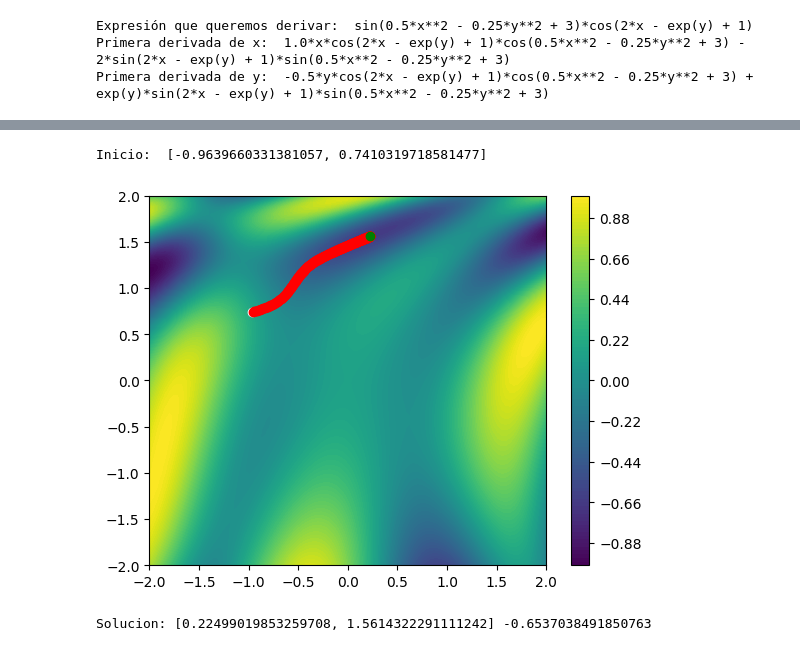
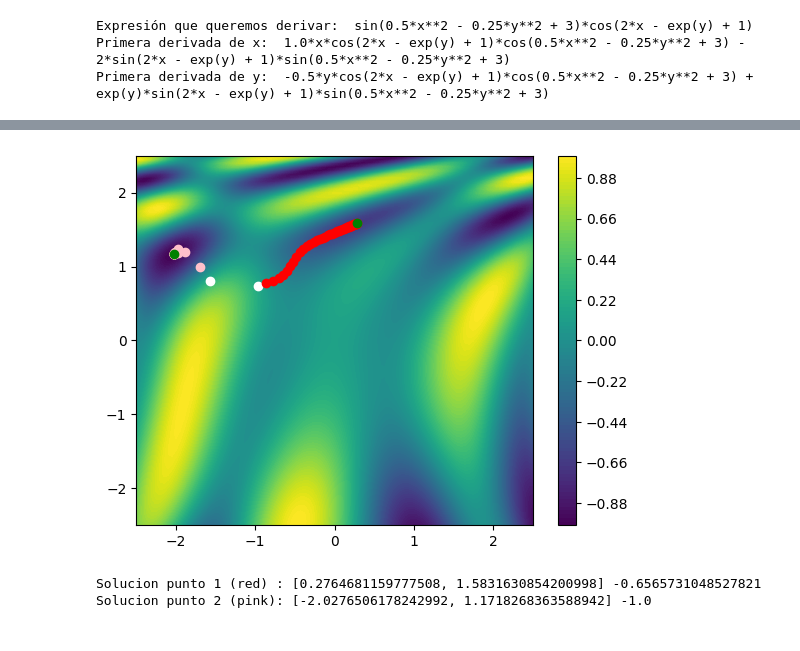
Before and after one commit to ManelGH1167/MasterIA, a Jupyter notebook: Algoritmos_ManelGonzalezHuete_AG2.ipynb, the cells around one changed output, grey strips where cells are left out. Drawn from its saved outputs; the diff is of its cells as text; code cells hidden in the pictures.

Commit message:
Creado con Colab - Generación final con 2 puntos

```diff
--- a/Algoritmos_ManelGonzalezHuete_AG2.ipynb
+++ b/Algoritmos_ManelGonzalezHuete_AG2.ipynb
@@ -369,41 +366,55 @@ plot3d(sympy.sin(1/2 * x**2 - 1/4 * y**2 + 3) * sympy.cos(2*x + 1 - sympy.exp(y)
 <sympy.plotting.backends.matplotlibbackend.matplotlib.MatplotlibBackend at 0x...>
-# %%
-#Prepara los datos para dibujar mapa de niveles de Z
-resolucion = 100
-rango=2
-
-X=np.linspace(-rango,rango,resolucion)
-Y=np.linspace(-rango,rango,resolucion)
-Z=np.zeros((resolucion,resolucion))
-for ix,x in enumerate(X):
-  for iy,y in enumerate(Y):
-    Z[iy,ix] = f2([x,y])    # Calculamos la Z para todos los valores de x,y
 # %%
-random.seed(13)
+#Prepara los datos para dibujar mapa de niveles de Z
+resolucion = 100
+rango=2.5
+
+X=np.linspace(-rango,rango,resolucion)
+Y=np.linspace(-rango,rango,resolucion)
+Z=np.zeros((resolucion,resolucion))
+for ix,x in enumerate(X):
+  for iy,y in enumerate(Y):
+    Z[iy,ix] = ff([x,y])
+
 #Pinta el mapa de niveles de Z
 plt.contourf(X,Y,Z,resolucion)
 plt.colorbar()
 
 #Generamos un punto aleatorio inicial y pintamos de blanco
-P=[random.uniform(-rango, rango),random.uniform(-rango , rango ) ]
+random.seed(13)  # Cambia el número 13 por cualquier valor que quieras
+P=[random.uniform(-2,2),random.uniform(-2,2) ]
 plt.plot(P[0],P[1],"o",c="white")
 
-print("Inicio: ",P)
 #Tasa de aprendizaje. Fija. Sería más efectivo reducirlo a medida que nos acercamos.
-TA=.01
-#Iteraciones:150
-for _ in range(400):
-  grad = df2(P)
-  #print(P,grad)
-  #print(TA*grad[0],TA*grad[1])
-  P[0],P[1] = P[0] - TA*(grad[0]) , P[1] - TA*(grad[1])
+TA=.1
+
+#Iteraciones:50
+for _ in range(50):
+  grad = dff(P)
+  P[0],P[1] = P[0] - TA*grad[0] , P[1] - TA*grad[1]
   plt.plot(P[0],P[1],"o",c="red")
 
 #Dibujamos el punto final y pintamos de verde
 plt.plot(P[0],P[1],"o",c="green")
+
+#Generamos un punto aleatorio inicial y pintamos de blanco
+random.seed(14)  # Cambia el número 14 por cualquier valor que quieras
+P2=[random.uniform(-2,2),random.uniform(-2,2) ]
+plt.plot(P2[0],P2[1],"o",c="white")
+
+#Iteraciones:50
+for _ in range(50):
+  grad = dff(P2)
+  P2[0],P2[1] = P2[0] - TA*grad[0] , P2[1] - TA*grad[1]
+  plt.plot(P2[0],P2[1],"o",c="pink")
+
+#Dibujamos el punto final y pintamos de verde
+plt.plot(P2[0],P2[1],"o",c="green")
+
 plt.show()
-print("Solucion:" , P , f2(P))
+print("Solucion punto 1 (red) :" , P , ff(P))
+print("Solucion punto 2 (pink):" , P2 , ff(P2))
 # %% [output]
+[figure, new version]
-Inicio:  [-0.9639660331381057, 0.7410319718581477]
+Solucion punto 1 (red) : [0.2764681159777508, 1.5831630854200998] -0.6565731048527821
+Solucion punto 2 (pink): [-2.0276506178242992, 1.1718268363588942] -1.0
-[figure, old version]
-Solucion: [0.22499019853259708, 1.5614322291111242] -0.6537038491850763
```
Also changed, not shown: parts of 8 cells of this notebook.
